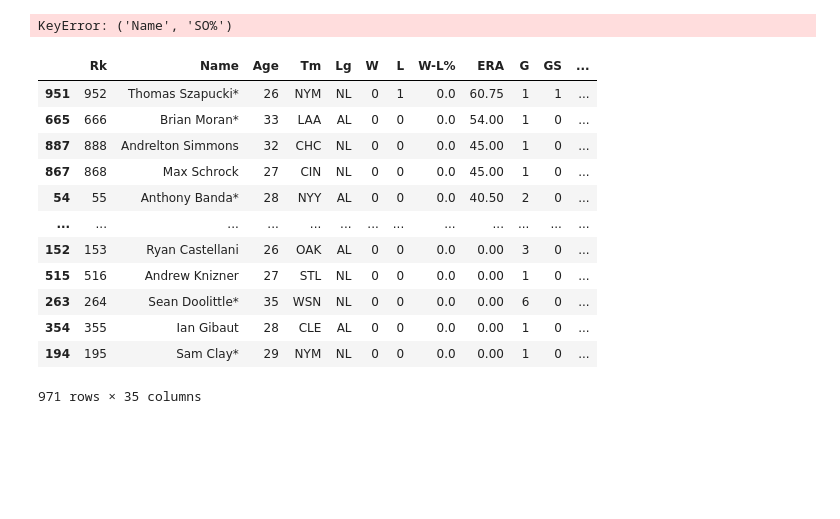
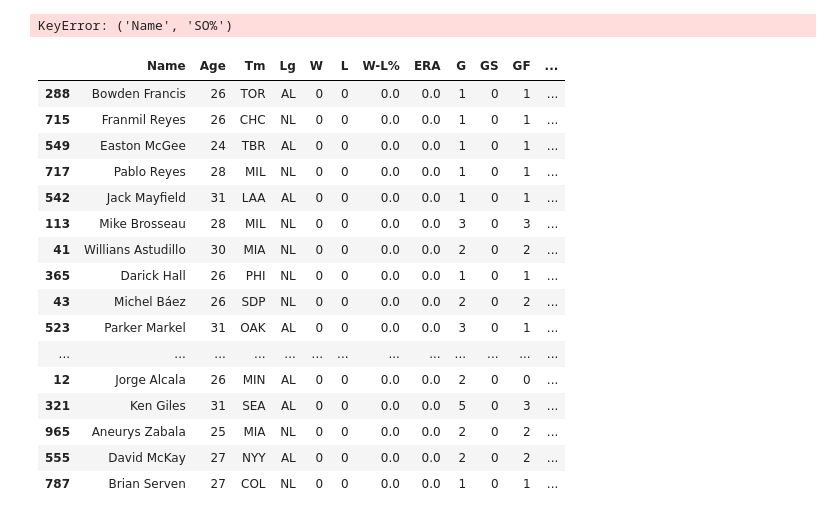
Before and after one commit to meehal0203/mlb_2022, a Jupyter notebook: analysis/pitching_analysis.ipynb, the cells around one changed output. Drawn from its saved outputs; the diff is of its cells as text; code cells hidden in the pictures; blank space fills up the shorter version.

```diff
--- a/analysis/pitching_analysis.ipynb
+++ b/analysis/pitching_analysis.ipynb
@@ -289,20 +289,24 @@ KeyError: ('Name', 'SO%')
 # Rank pitchers in the entire dataset by ERA (descending)
 filtered_df.loc[:,'ERA_Rank'] = filtered_df.sort_values(by='ERA', ascending=False)['ERA'].rank()
 # %%
-sortedERA_df = filtered_df.sort_values(by='ERA', ascending = False)
-sortedERA_df
+sorted_starter_ERA_df = starters.sort_values(by='ERA')
+sortedERA_df.head(50)
 # %% [output]
-|  | Rk | Name | Age | Tm | Lg | W | L | W-L% | ERA | G | GS | ... |
-| 951 | 952 | Thomas Szapucki* | 26 | NYM | NL | 0 | 1 | 0.0 | 60.75 | 1 | 1 | ... |
-| 665 | 666 | Brian Moran* | 33 | LAA | AL | 0 | 0 | 0.0 | 54.00 | 1 | 0 | ... |
-| 887 | 888 | Andrelton Simmons | 32 | CHC | NL | 0 | 0 | 0.0 | 45.00 | 1 | 0 | ... |
-| 867 | 868 | Max Schrock | 27 | CIN | NL | 0 | 0 | 0.0 | 45.00 | 1 | 0 | ... |
-| 54 | 55 | Anthony Banda* | 28 | NYY | AL | 0 | 0 | 0.0 | 40.50 | 2 | 0 | ... |
+|  | Name | Age | Tm | Lg | W | L | W-L% | ERA | G | GS | GF | ... |
+| 288 | Bowden Francis | 26 | TOR | AL | 0 | 0 | 0.0 | 0.0 | 1 | 0 | 1 | ... |
+| 715 | Franmil Reyes | 26 | CHC | NL | 0 | 0 | 0.0 | 0.0 | 1 | 0 | 1 | ... |
+| 549 | Easton McGee | 24 | TBR | AL | 0 | 0 | 0.0 | 0.0 | 1 | 0 | 1 | ... |
+| 717 | Pablo Reyes | 28 | MIL | NL | 0 | 0 | 0.0 | 0.0 | 1 | 0 | 1 | ... |
+| 542 | Jack Mayfield | 31 | LAA | AL | 0 | 0 | 0.0 | 0.0 | 1 | 0 | 1 | ... |
+| 113 | Mike Brosseau | 28 | MIL | NL | 0 | 0 | 0.0 | 0.0 | 3 | 0 | 3 | ... |
+| 41 | Willians Astudillo | 30 | MIA | NL | 0 | 0 | 0.0 | 0.0 | 2 | 0 | 2 | ... |
+| 365 | Darick Hall | 26 | PHI | NL | 0 | 0 | 0.0 | 0.0 | 1 | 0 | 1 | ... |
+| 43 | Michel Báez | 26 | SDP | NL | 0 | 0 | 0.0 | 0.0 | 2 | 0 | 2 | ... |
+| 523 | Parker Markel | 31 | OAK | AL | 0 | 0 | 0.0 | 0.0 | 3 | 0 | 1 | ... |
 | ... | ... | ... | ... | ... | ... | ... | ... | ... | ... | ... | ... | ... |
-| 152 | 153 | Ryan Castellani | 26 | OAK | AL | 0 | 0 | 0.0 | 0.00 | 3 | 0 | ... |
-| 515 | 516 | Andrew Knizner | 27 | STL | NL | 0 | 0 | 0.0 | 0.00 | 1 | 0 | ... |
-| 263 | 264 | Sean Doolittle* | 35 | WSN | NL | 0 | 0 | 0.0 | 0.00 | 6 | 0 | ... |
-| 354 | 355 | Ian Gibaut | 28 | CLE | AL | 0 | 0 | 0.0 | 0.00 | 1 | 0 | ... |
-| 194 | 195 | Sam Clay* | 29 | NYM | NL | 0 | 0 | 0.0 | 0.00 | 1 | 0 | ... |
+| 12 | Jorge Alcala | 26 | MIN | AL | 0 | 0 | 0.0 | 0.0 | 2 | 0 | 0 | ... |
+| 321 | Ken Giles | 31 | SEA | AL | 0 | 0 | 0.0 | 0.0 | 5 | 0 | 3 | ... |
+| 965 | Aneurys Zabala | 25 | MIA | NL | 0 | 0 | 0.0 | 0.0 | 2 | 0 | 2 | ... |
+| 555 | David McKay | 27 | NYY | AL | 0 | 0 | 0.0 | 0.0 | 2 | 0 | 2 | ... |
+| 787 | Brian Serven | 27 | COL | NL | 0 | 0 | 0.0 | 0.0 | 1 | 0 | 1 | ... |
-971 rows × 35 columns
 # %%
```
Also changed, not shown: parts of 2 cells of this notebook.
